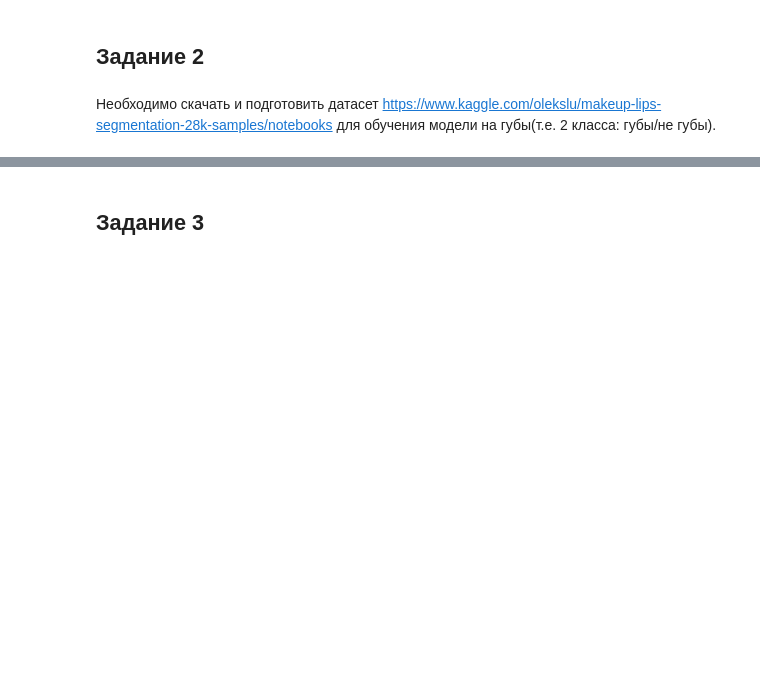
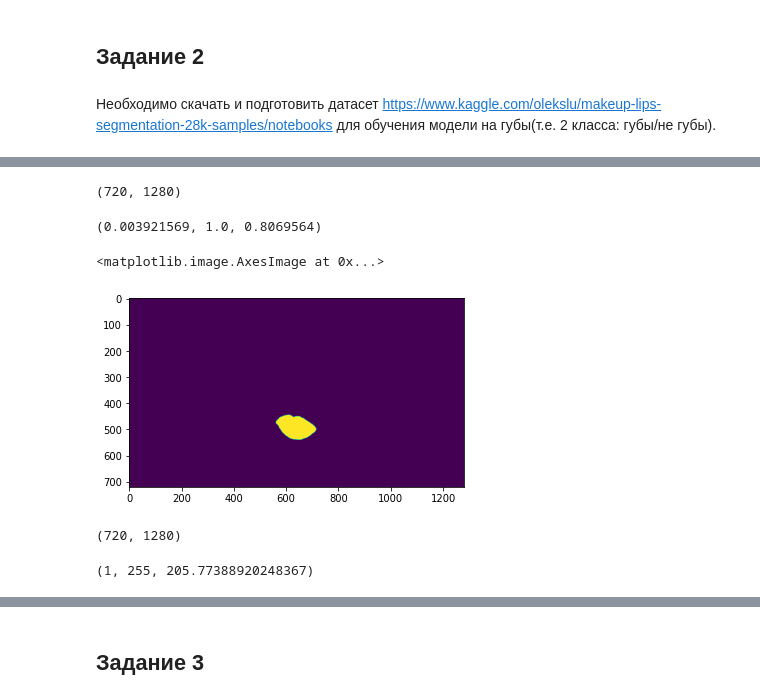
Before and after one commit to VitalyGladyshev/gb_pytorch, a Jupyter notebook: HW_04_Pytorch.ipynb, the cells around one changed output, grey strips where cells are left out. Drawn from its saved outputs; the diff is of its cells as text; code cells hidden in the pictures; blank space fills up the shorter version.

```diff
--- a/HW_04_Pytorch.ipynb
+++ b/HW_04_Pytorch.ipynb
@@ -381,0 +533,24 @@ zip_file.extractall("./lips_segmentation")
+# %%
+lab = np.asarray(plt.imread(masks_adapt[-1]))[:,:,1] #.astype('int')
+lab.shape
+# %% [output]
+(720, 1280)
+# %%
+min(lab[lab>0]), max(lab[lab>0]), np.mean(lab[lab>0])
+# %% [output]
+(0.003921569, 1.0, 0.8069564)
+# %%
+lab[lab>0.4] = 255
+plt.imshow(lab)
+# %% [output]
+<matplotlib.image.AxesImage at 0x...>
+[figure, added]
+# %%
+lab_2 = np.asarray(Image.open(masks_adapt[-1]))[:,:,1]
+lab_2.shape
+# %% [output]
+(720, 1280)
+# %%
+min(lab_2[lab_2>0]), max(lab_2[lab_2>0]), np.mean(lab_2[lab_2>0])
+# %% [output]
+(1, 255, 205.77388920248367)
```
Also changed, not shown: parts of 35 cells of this notebook.
